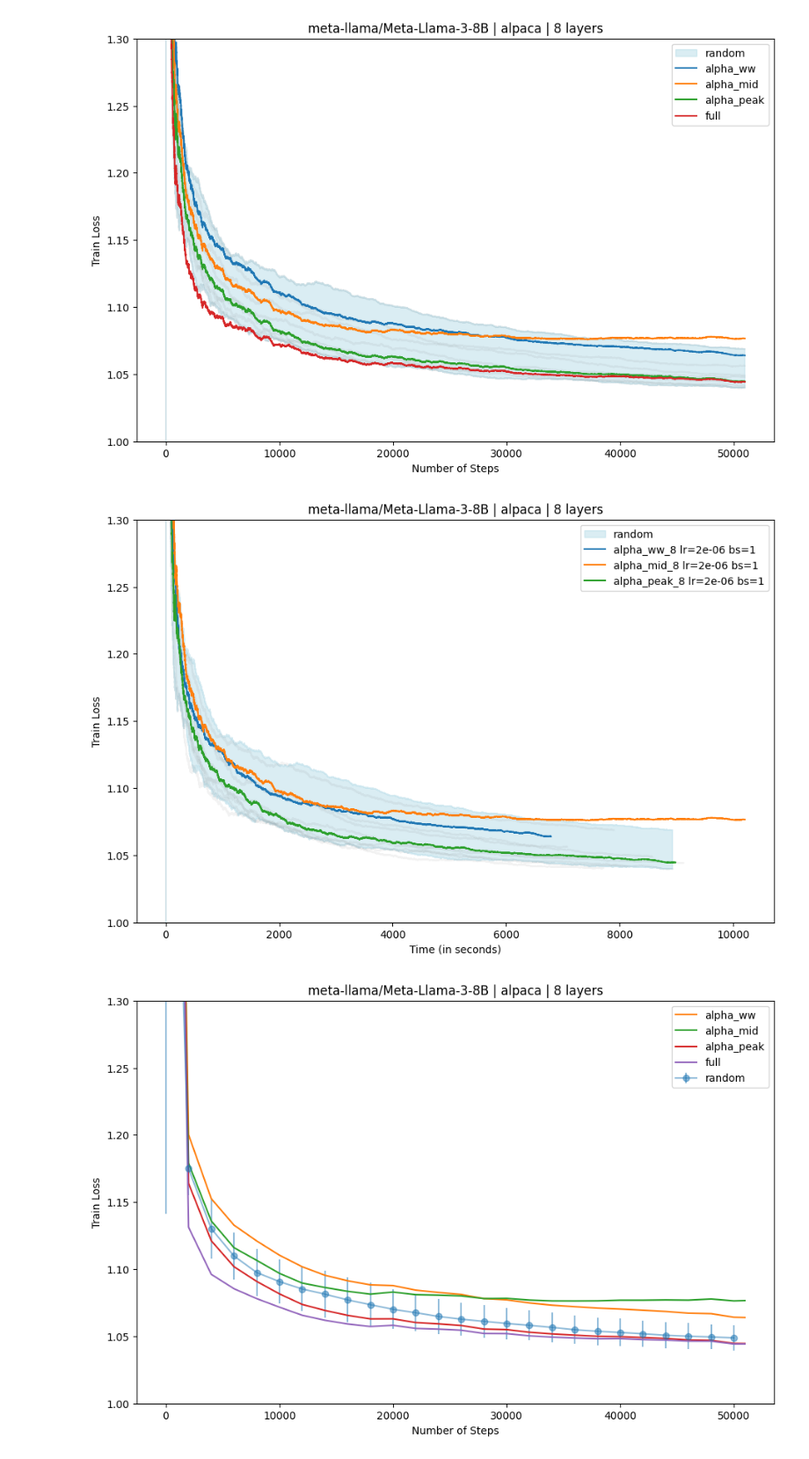
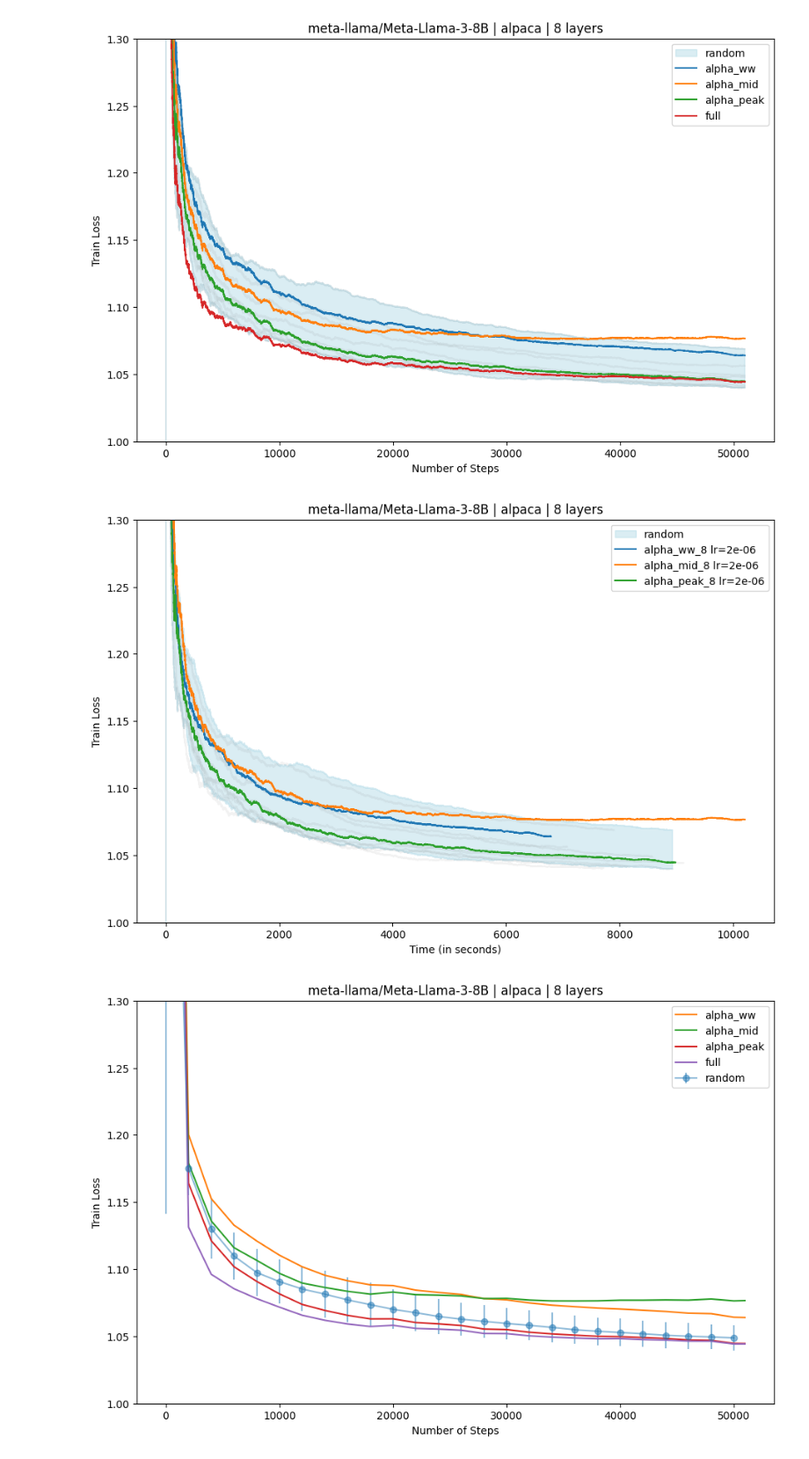
Before and after one commit to RpM-Kinshuk/SelectiveFT, a Jupyter notebook: Plots.ipynb, the cells around one changed output. Shown: that part at 88% size. Drawn from its saved outputs; the diff is of its cells as text; code cells hidden in the pictures.

```diff
--- a/Plots.ipynb
+++ b/Plots.ipynb
@@ -81,7 +81,7 @@ for key in dictionary.keys():
     tag = key + f" lr={methods[key]['lr']} bs={methods[key]['bs']}"
     tag = key
     if 'alora' in key or 'blora' in key:
-        tag = key + f"_{methods[key]['layers']} lr={methods[key]['lr']} bs={methods[key]['bs']}"
+        tag = key + f"_{methods[key]['layers']} lr={methods[key]['lr']}"
     if 'random' in key:
         train_loss = dictionary[key]['train_loss'][0]
         plt.plot(train_loss, alpha=random_alpha, color='gray', label='_nolegend_')
@@ -97,35 +97,36 @@ plt.ylim(1, 1.3)
 plt.legend()
 plt.title(f"{model} | {task} | {layers} layers")
 plt.show()
 
 flag = True
 plt.figure(figsize=(11, 7))
 for key in dictionary.keys():
     if 'full' in key:
         continue
     tag = key + f" lr={methods[key]['lr']} bs={methods[key]['bs']}"
+    tag = key
     if 'alpha' in key or 'alora' in key or 'blora' in key:
-        tag = key + f"_{methods[key]['layers']} lr={methods[key]['lr']} bs={methods[key]['bs']}"
+        tag = key + f"_{methods[key]['layers']} lr={methods[key]['lr']}"
     if 'random' in key:
         train_loss = dictionary[key]['train_loss'][0]
         plt.plot(dictionary[key]['time'][0], train_loss, alpha=random_alpha, color='gray', label='_nolegend_')
         if flag:
             plt.fill_between(dictionary[key]['time'][0], global_min, global_max, alpha=band_alpha, color='lightblue', label=random_label)
             flag = False
     else:
         plt.plot(dictionary[key]['time'][0], dictionary[key]['train_loss'][0], label=tag)
     plt.xlabel("Time (in seconds)")
     plt.ylabel("Train Loss")
 plt.ylim(1, 1.3)
 # plt.xlim(0, 15)
 plt.legend()
 plt.title(f"{model} | {task} | {layers} layers")
 plt.show()
 
 # exit()
 # %% [output]
 [figure]
-[figure, old version]
+[figure, new version]
 # %%
 # Define the sampling interval
 sampling_interval = 2000  # Adjust as needed
```
Also changed, not shown: parts of 1 cell of this notebook.
